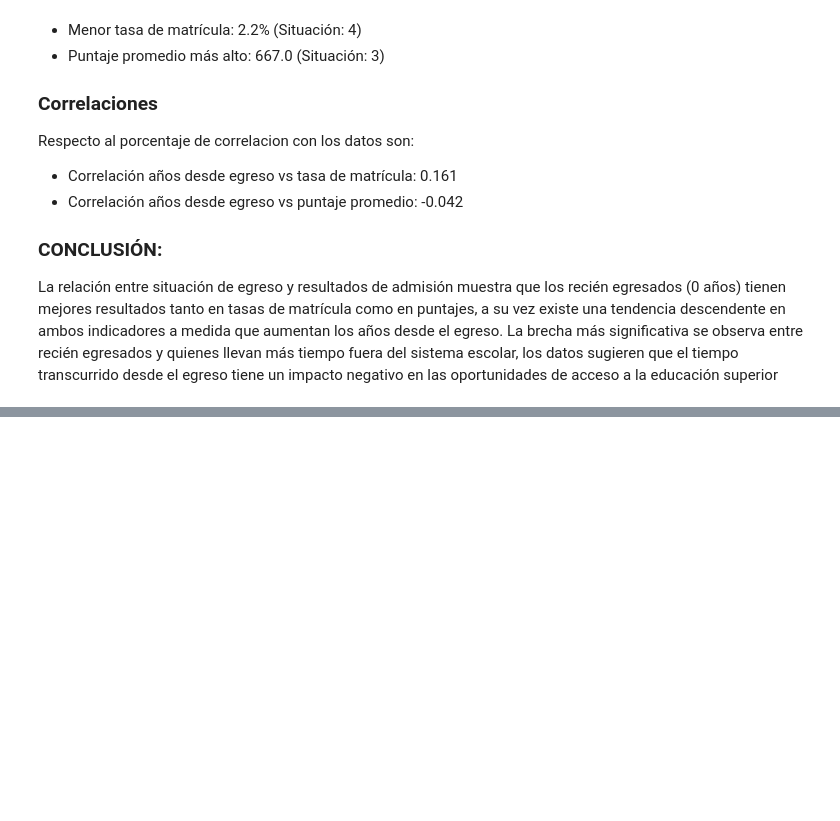
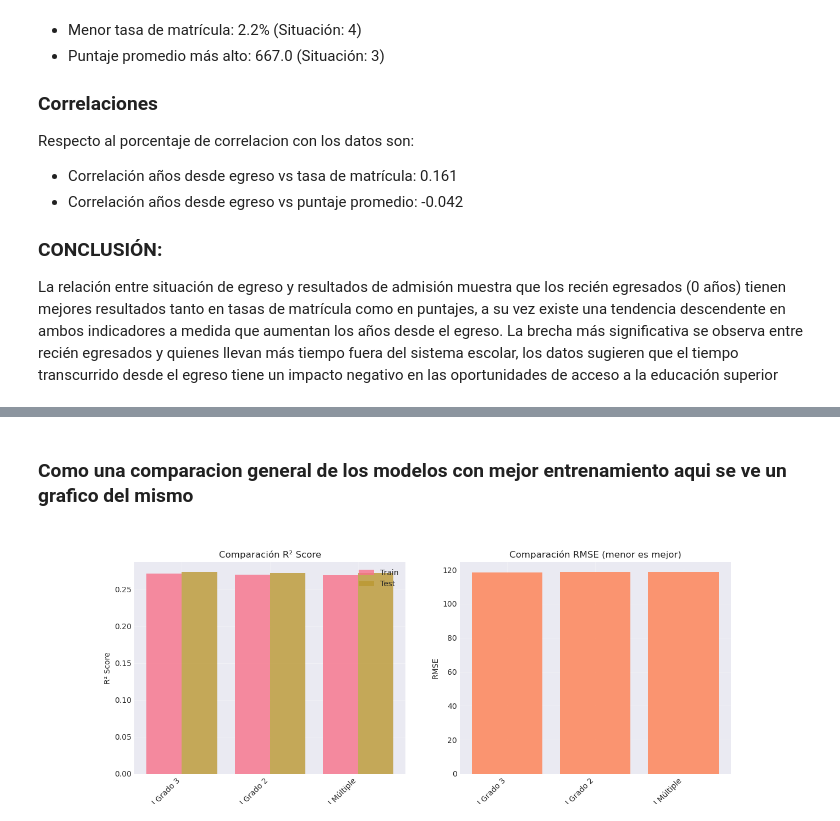
Before and after one commit to Proyecto-IMT-2200/2025-2, a Jupyter notebook: NoteBooks/Presentacion.ipynb, the cells around one changed output, grey strips where cells are left out. Cells and saved outputs as stored; diff of their text form; code cells hidden in the pictures; blank space fills up the shorter version.

Commit message:
avances generales

```diff
--- a/NoteBooks/Presentacion.ipynb
+++ b/NoteBooks/Presentacion.ipynb
@@ -156,0 +225,6 @@ La relación entre situación de egreso y resultados de admisión muestra que lo
+# %% [markdown]
+### Como una comparacion general de los modelos con mejor entrenamiento aqui se ve un grafico del mismo
+# %%
+display(Image(filename='graficos-imagenes/Comparacion_modelos.png'))
+# %% [output]
+[figure, added]
```
Also changed, not shown: parts of 14 cells of this notebook, 16 other files.
